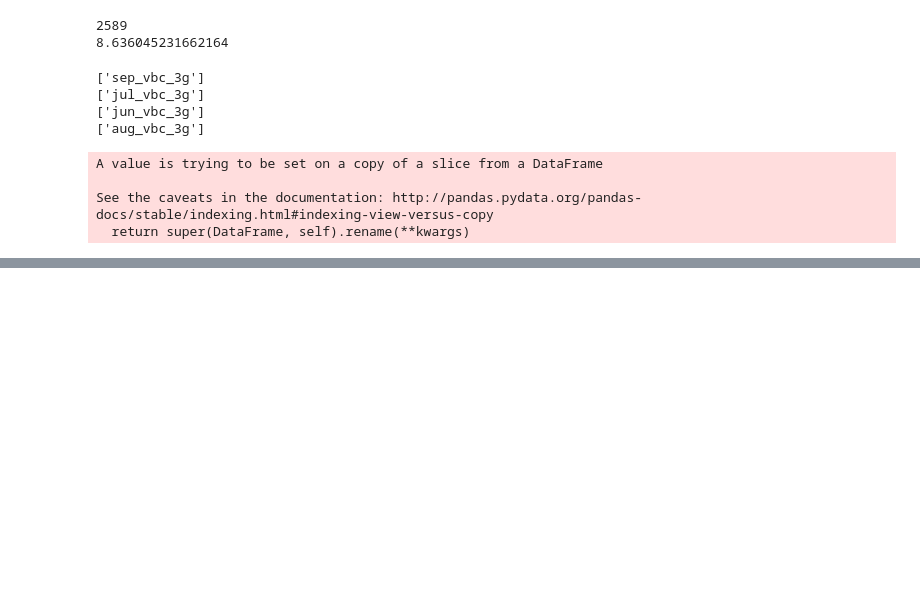
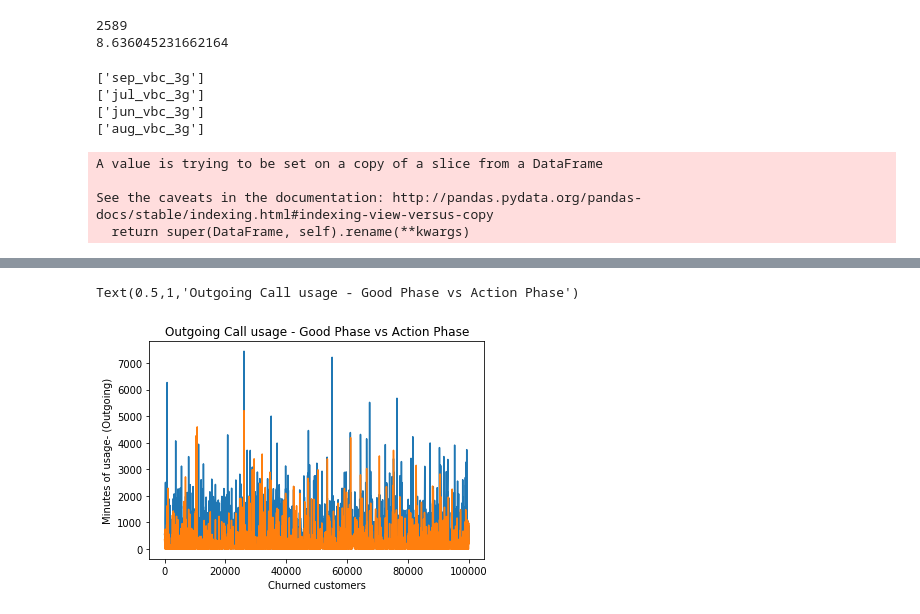
Before and after one commit to datarpita/PythonWorkspace, a Jupyter notebook: PCA/TelecomChurnCaseStudy/TelecomCaseStudy_v1.ipynb, the cells around one changed output, grey strips where cells are left out. Drawn from its saved outputs; the diff is of its cells as text; code cells hidden in the pictures; blank space fills up the shorter version.

```diff
--- a/PCA/TelecomChurnCaseStudy/TelecomCaseStudy_v1.ipynb
+++ b/PCA/TelecomChurnCaseStudy/TelecomCaseStudy_v1.ipynb
@@ -359,0 +405,10 @@ high_value_customer.columns.tolist()
+# %%
+fig = plt.figure()
+ax = plt.axes()
+ax.plot(churnedCust[['GoodPh_out','total_og_mou_8']])
+plt.xlabel('Churned customers')
+plt.ylabel('Minutes of usage- (Outgoing)')
+plt.title('Outgoing Call usage - Good Phase vs Action Phase')
+# %% [output]
+Text(0.5,1,'Outgoing Call usage - Good Phase vs Action Phase')
+[figure, added]
```
Also changed, not shown: parts of 11 cells of this notebook.
